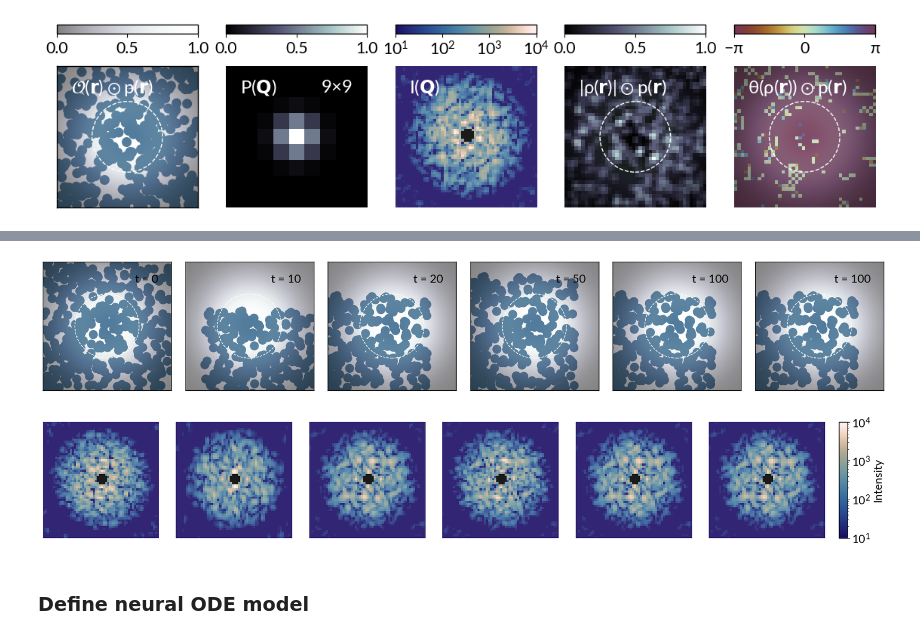
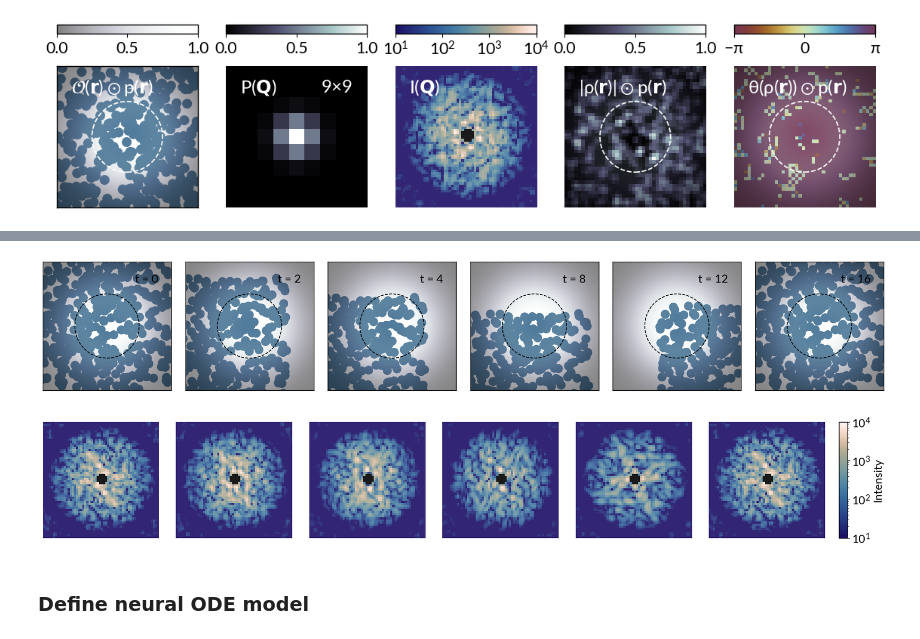
Before and after one commit to ninarina12/dynamiCXS, a Jupyter notebook: dynamicxs/systems/fluctuation/lotka.ipynb, the cells around one changed output, grey strips where cells are left out. Drawn from its saved outputs; the diff is of its cells as text; code cells hidden in the pictures.

```diff
--- a/dynamicxs/systems/fluctuation/lotka.ipynb
+++ b/dynamicxs/systems/fluctuation/lotka.ipynb
@@ -108,19 +108,19 @@ y0: torch.Size([1, 400, 2])
 Elapsed time: 0.000 s
 # %%
-i_eval = np.array([0,5,10,25,50,50])
+i_eval = np.array([0,1,2,4,6,8])
 t_eval = np.round(lv.t[i_eval].numpy()).astype(int)
 
 fig = lv.plot_series(y_batch[i_eval,0], ntype='none')
 for ax in fig._localaxes:
-    cxs.plot_probe(ax)
+    cxs.plot_probe(ax, ec='black')
 for i, ax in enumerate(fig._localaxes):
     ax.text(0.9, 0.9, 't = ' + str(t_eval[i]), ha='right', va='top', fontproperties=props, transform=ax.transAxes)
 #fig.savefig(image_dir + 'lotka_real_example.png', dpi=400, bbox_inches='tight', transparent=True)
 
 fig = lv.plot_series(Y_batch[i_eval,0].reshape(-1,cxs.n,cxs.n), ntype='log', vmin=vmin, vmax=vmax, clabel='Intensity')
 # %% [output]
-[figure, old version]
+[figure, new version]
-[figure, old version]
+[figure, new version]
 # %% [markdown]
 ### Define neural ODE model
 # %%
```
Also changed, not shown: parts of 23 cells of this notebook, 5 other files.
